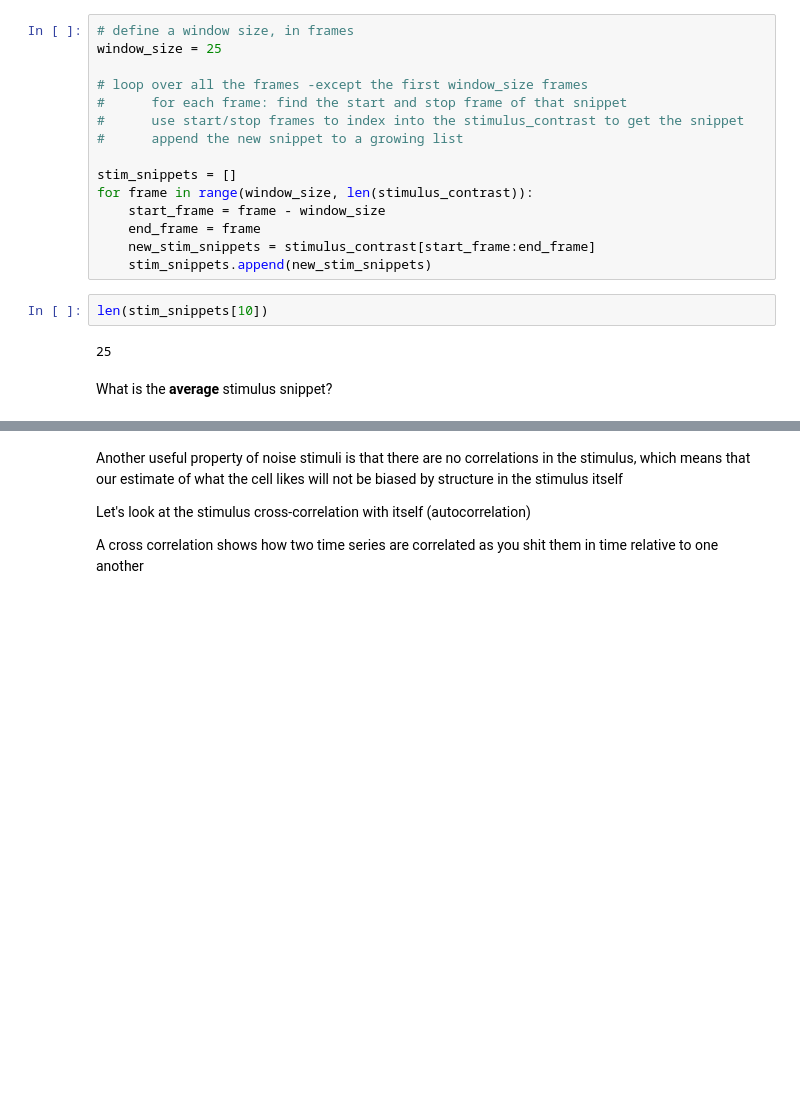
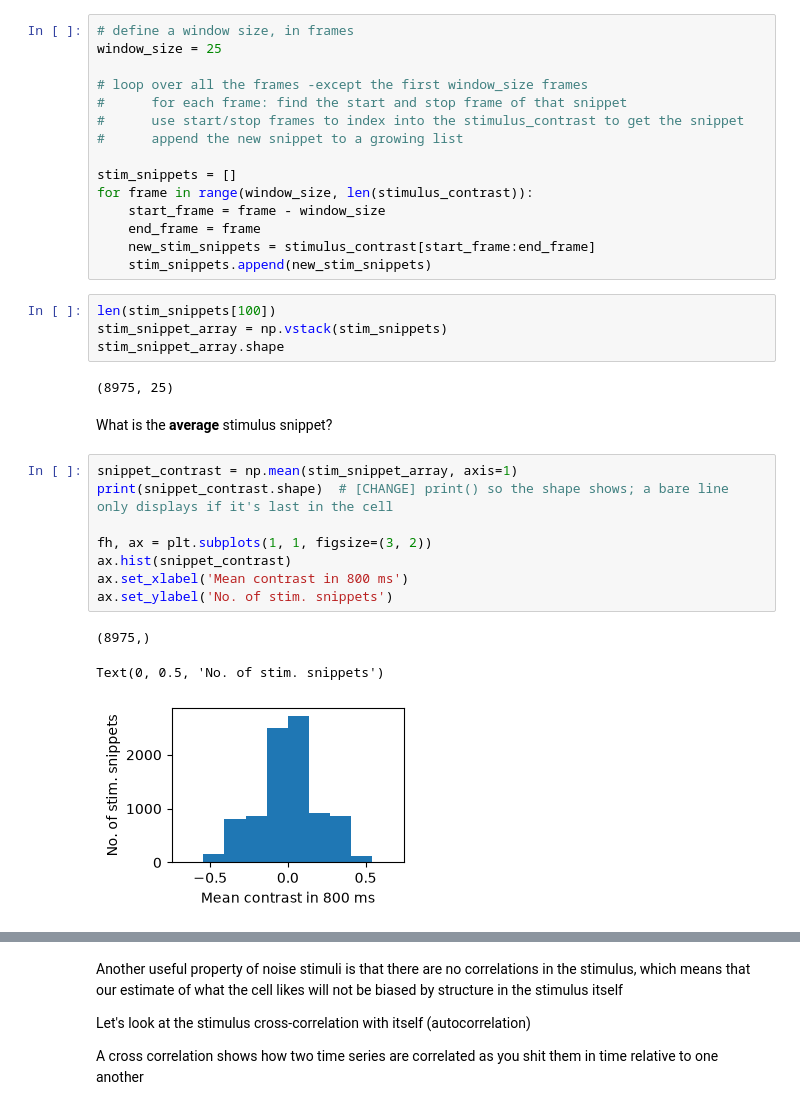
Before and after one commit to KonpetchP/ABIO558-Pete, a Jupyter notebook: miniproject_2_blank.ipynb, the cells around one changed output, grey strips where cells are left out. Drawn from its saved outputs; the diff is of its cells as text; blank space fills up the shorter version.

```diff
--- a/miniproject_2_blank.ipynb
+++ b/miniproject_2_blank.ipynb
@@ -180,8 +180,22 @@ for frame in range(window_size, len(stimulus_contrast)):
     new_stim_snippets = stimulus_contrast[start_frame:end_frame]
     stim_snippets.append(new_stim_snippets)
 # %%
-len(stim_snippets[10])
+len(stim_snippets[100])
+stim_snippet_array = np.vstack(stim_snippets)
+stim_snippet_array.shape
 # %% [output]
-25
+(8975, 25)
 # %% [markdown]
 What is the **average** stimulus snippet?
+# %%
+snippet_contrast = np.mean(stim_snippet_array, axis=1)
+print(snippet_contrast.shape)  # [CHANGE] print() so the shape shows; a bare line only displays if it's last in the cell
+
+fh, ax = plt.subplots(1, 1, figsize=(3, 2))
+ax.hist(snippet_contrast)
+ax.set_xlabel('Mean contrast in 800 ms')
+ax.set_ylabel('No. of stim. snippets')
+# %% [output]
+(8975,)
+Text(0, 0.5, 'No. of stim. snippets')
+[figure, added]
```
Also changed, not shown: parts of 5 cells of this notebook.
